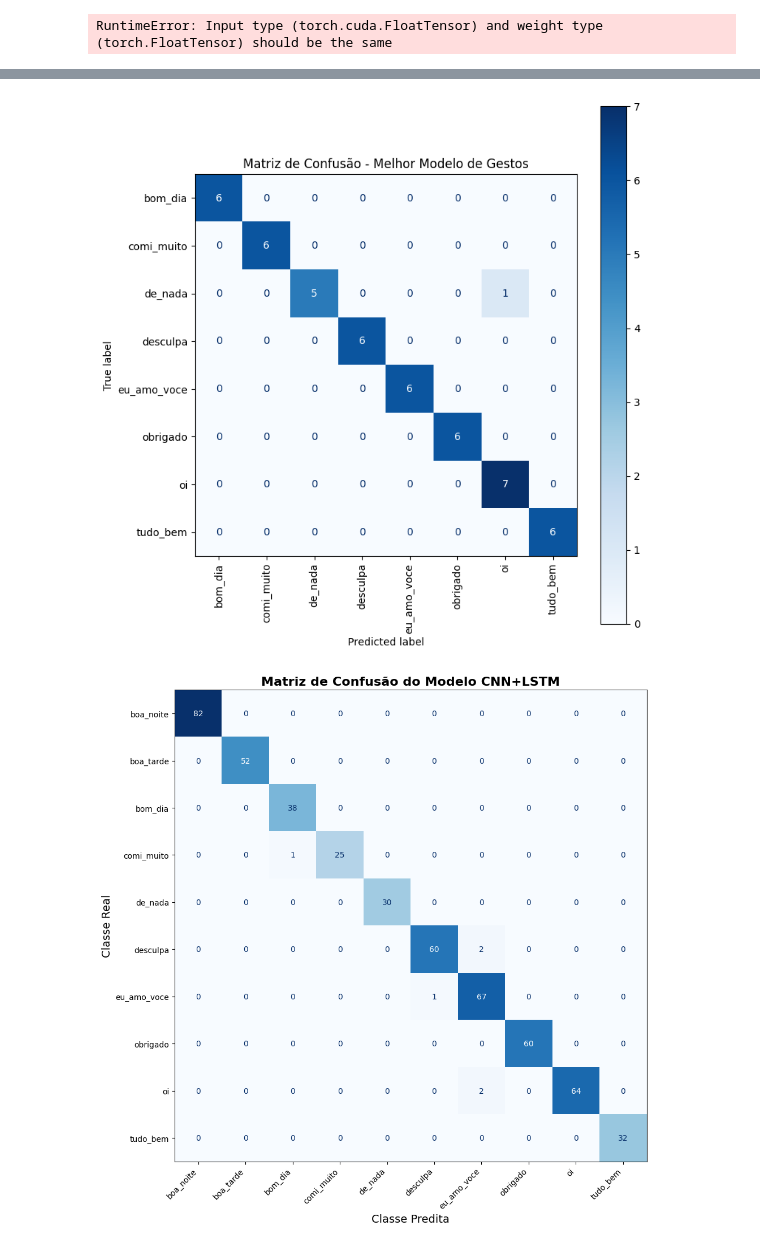
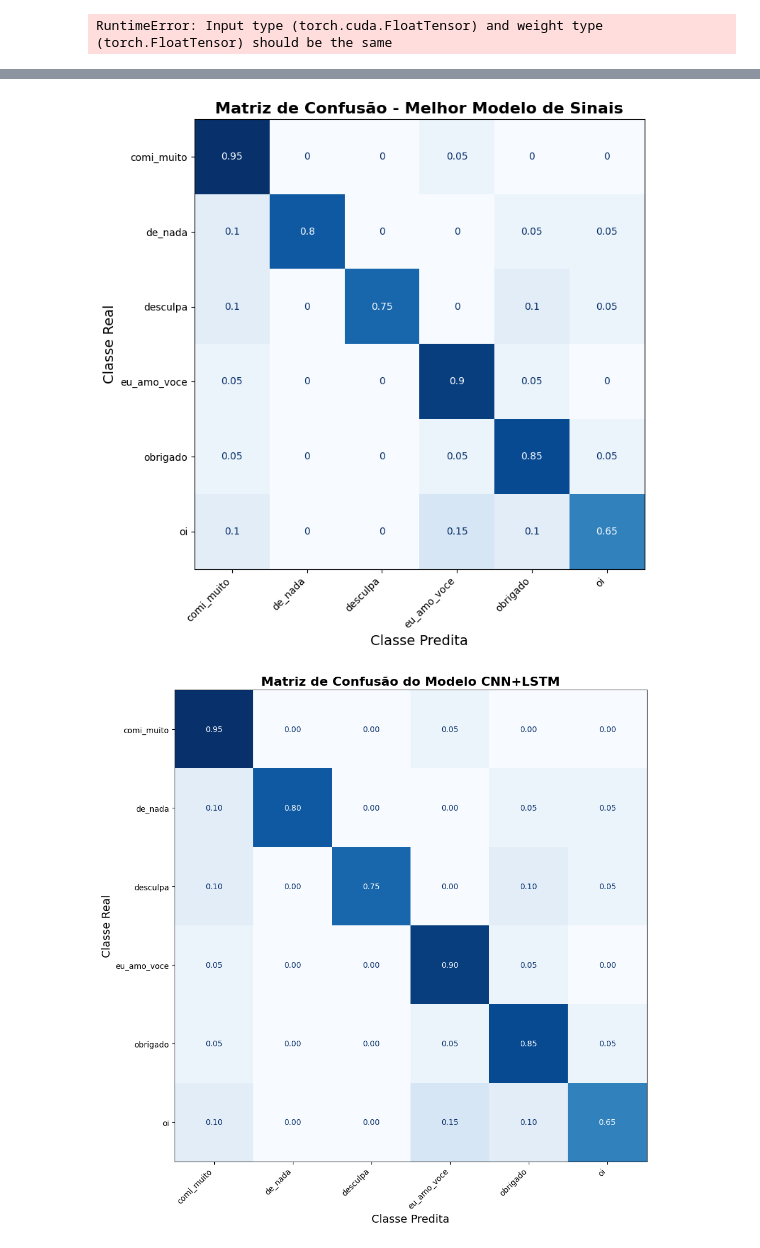
Before and after one commit to Alinevguarisi/tcc, a Jupyter notebook: train_model.ipynb, the cells around one changed output, grey strips where cells are left out. Drawn from its saved outputs; the diff is of its cells as text; code cells hidden in the pictures.

```diff
--- a/train_model.ipynb
+++ b/train_model.ipynb
@@ -322,7 +322,7 @@ import matplotlib.pyplot as plt
 import numpy as np
 
 # Caminho das sequências processadas
-base_path = r'D:\Everaldo\Pictures\tcc'
+base_path = r'D:\Everaldo\Documents\IFF\AlineGabi\imagens_tcc'
 
 data = []
 for gesture in sorted(os.listdir(base_path)):
@@ -511,9 +511,9 @@ class CNNLSTMModel(nn.Module):
 device = torch.device("cuda" if torch.cuda.is_available() else "cpu")
 
 # Ajuste os caminhos abaixo:
-base_path = r'D:\Everaldo\Pictures\tcc'
+base_path = r'D:\Everaldo\Documents\IFF\AlineGabi\imagens_tcc'
 model_path = 'cnn_lstm_best_model.pth'
-max_len = 135
+max_len = 100
 cnn_output_size = 32 * 56 * 56
 hidden_size = 128
 
@@ -521,38 +521,42 @@ hidden_size = 128
 dataset = GestureDataset(base_path, max_len=max_len, use_raw=True, use_aug=True)
 dataloader = DataLoader(dataset, batch_size=4, shuffle=False)
 
 num_classes = len(dataset.class_to_idx)
 model = CNNLSTMModel(cnn_output_size, hidden_size, num_classes).to(device)
-model.load_state_dict(torch.load(model_path))
+model.load_state_dict(torch.load(model_path, weights_only=False))
 model.eval()
 
 # --------- Avaliação e Matriz de Confusão ---------
 
 all_labels = []
 all_preds = []
 with torch.no_grad():
     for sequences, labels in dataloader:
         sequences = sequences.to(device)
         labels = labels.to(device)
         outputs = model(sequences)
         _, preds = torch.max(outputs, 1)
         all_labels.extend(labels.cpu().numpy())
         all_preds.extend(preds.cpu().numpy())
 
 from sklearn.metrics import confusion_matrix, ConfusionMatrixDisplay
 
-cm = confusion_matrix(all_labels, all_preds)
+cm = confusion_matrix(all_labels, all_preds, normalize='true')
 display_labels = [k for k, v in sorted(dataset.class_to_idx.items(), key=lambda item: item[1])]
 
 fig, ax = plt.subplots(figsize=(8, 8))
 disp = ConfusionMatrixDisplay(confusion_matrix=cm, display_labels=display_labels)
-disp.plot(ax=ax, cmap="Blues", xticks_rotation='vertical')
-plt.title("Matriz de Confusão - Melhor Modelo de Gestos")
+disp.plot(ax=ax, cmap="Blues", xticks_rotation='vertical', colorbar=False)
+plt.title("Matriz de Confusão - Melhor Modelo de Sinais", fontsize=16, fontweight='bold')
+plt.xlabel("Classe Predita", fontsize=14)
+plt.ylabel("Classe Real", fontsize=14)
+plt.xticks(rotation=45, ha="right", fontsize=10)
+plt.yticks(fontsize=10)
 plt.tight_layout()
 plt.savefig("matriz_confusao_melhor_modelo.png", dpi=300)
 plt.show()
 # %% [output]
-[figure, old version]
+[figure, new version]
 # %%
 import pandas as pd
 import matplotlib.pyplot as plt
@@ -572,8 +576,7 @@ from sklearn.metrics import confusion_matrix, ConfusionMatrixDisplay
 
 # Nomes das classes para o eixo (ordem igual à do seu class_to_idx)
 class_names = [
-    "boa_noite", "boa_tarde", "bom_dia", "comi_muito", "de_nada",
-    "desculpa", "eu_amo_voce", "obrigado", "oi", "tudo_bem"
+    "comi_muito", "de_nada", "desculpa", "eu_amo_voce", "obrigado", "oi"
 ]
 
 cm = confusion_matrix(all_labels, all_preds, normalize='true')
@@ -600,4 +603,4 @@ plt.tight_layout()
 
 plt.show()
 # %% [output]
-[figure, old version]
+[figure, new version]
```
Also changed, not shown: parts of 3 cells of this notebook, 3 other files.
